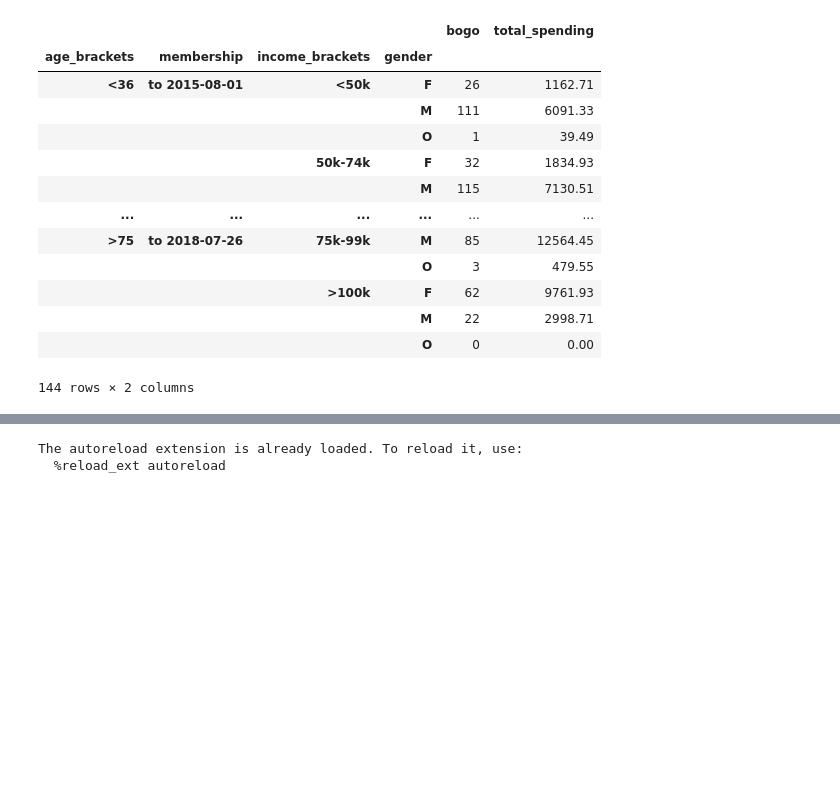
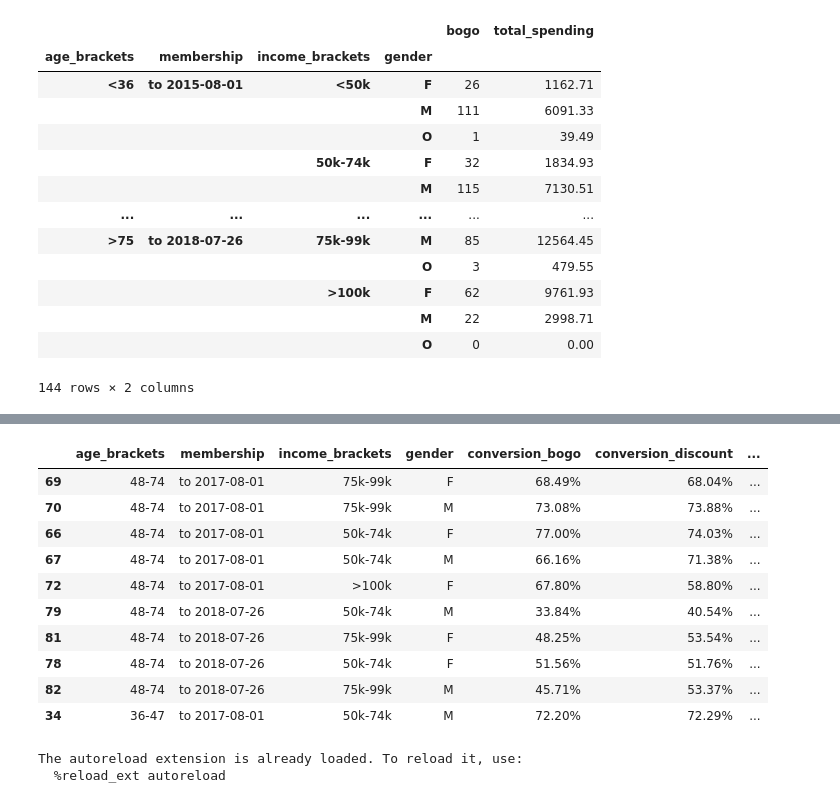
Before and after one commit to 6one2/StarbucksChallenge, a Jupyter notebook: devStarbucks.ipynb, the cells around one changed output, grey strips where cells are left out. Cells and saved outputs as stored; diff of their text form; code cells hidden in the pictures; blank space fills up the shorter version.

```diff
--- a/devStarbucks.ipynb
+++ b/devStarbucks.ipynb
@@ -1085,3 +1098,24 @@ res_discount.sort_values(by=1, ascending=False)[:50].style.bar(color='#53bce6')
+# %%
+results.sort_values('total_spending', ascending=False)[:10].style\
+    .format(
+        {
+            'conversion_bogo': "{:.2%}",
+            'conversion_discount': "{:.2%}",
+            'total_spending': "$ {:,.2f}"
+        }
+    )
+# %% [output]
+|  | age_brackets | membership | income_brackets | gender | conversion_bogo | conversion_discount | ... |
+| 69 | 48-74 | to 2017-08-01 | 75k-99k | F | 68.49% | 68.04% | ... |
+| 70 | 48-74 | to 2017-08-01 | 75k-99k | M | 73.08% | 73.88% | ... |
+| 66 | 48-74 | to 2017-08-01 | 50k-74k | F | 77.00% | 74.03% | ... |
+| 67 | 48-74 | to 2017-08-01 | 50k-74k | M | 66.16% | 71.38% | ... |
+| 72 | 48-74 | to 2017-08-01 | >100k | F | 67.80% | 58.80% | ... |
+| 79 | 48-74 | to 2018-07-26 | 50k-74k | M | 33.84% | 40.54% | ... |
+| 81 | 48-74 | to 2018-07-26 | 75k-99k | F | 48.25% | 53.54% | ... |
+| 78 | 48-74 | to 2018-07-26 | 50k-74k | F | 51.56% | 51.76% | ... |
+| 82 | 48-74 | to 2018-07-26 | 75k-99k | M | 45.71% | 53.37% | ... |
+| 34 | 36-47 | to 2017-08-01 | 50k-74k | M | 72.20% | 72.29% | ... |
 # %%
 %load_ext autoreload
 %autoreload 2
```
Also changed, not shown: parts of 9 cells of this notebook, 2 other files.
